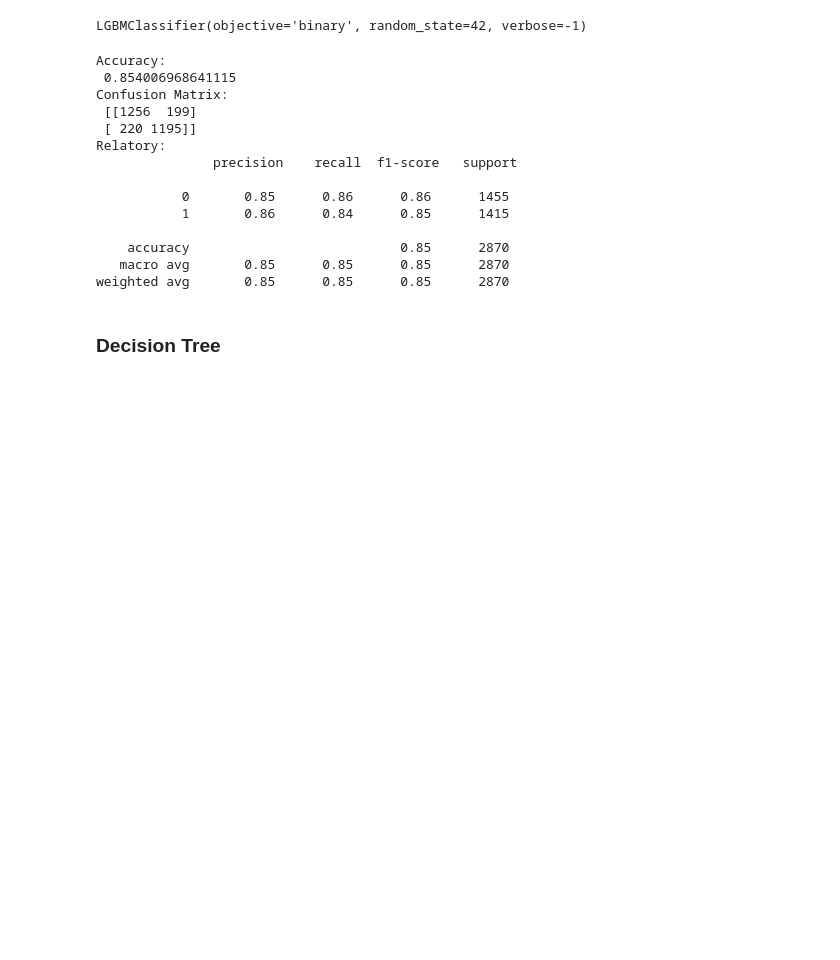
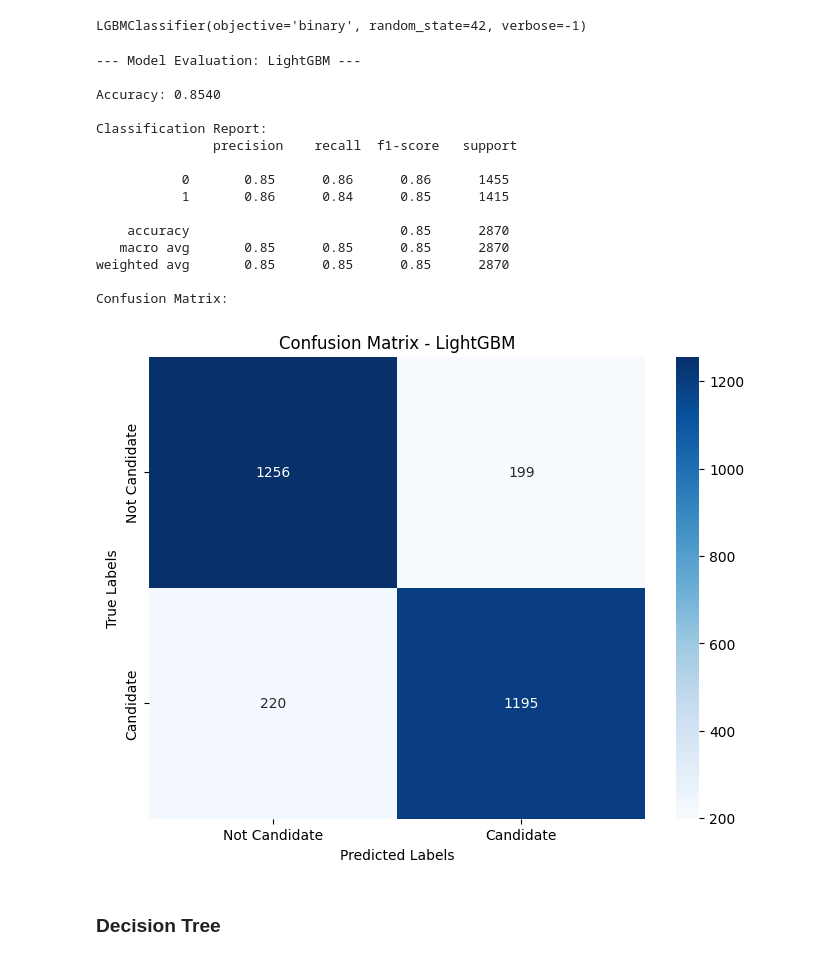
Before and after one commit to Lucasbnas435/nasa-space-apps-challenge-2025, a Jupyter notebook: exoplanet_classification.ipynb, the cells around one changed output. Drawn from its saved outputs; the diff is of its cells as text; code cells hidden in the pictures; blank space fills up the shorter version.

```diff
--- a/exoplanet_classification.ipynb
+++ b/exoplanet_classification.ipynb
@@ -387,37 +407,31 @@ weighted avg       0.84      0.84      0.84      2870
 # %% [markdown]
 ### LightGBM Training
 # %%
-LightGBMModel = LGBMClassifier(objective='binary', random_state=42, verbose=-1)
+lightgbm_model = LGBMClassifier(objective='binary', random_state=42, verbose=-1)
 
-LightGBMModel.fit(X_train, y_train)
+lightgbm_model.fit(X_train, y_train)
 # %% [output]
 LGBMClassifier(objective='binary', random_state=42, verbose=-1)
 # %%
-LightGBMPredictions = LightGBMModel.predict(X_test)
+lightgbm_predictions = lightgbm_model.predict(X_test)
+evaluate_model(y_test, lightgbm_predictions, "LightGBM")
+# %% [output]
+--- Model Evaluation: LightGBM ---
+
+Accuracy: 0.8540
+
+Classification Report:
+               precision    recall  f1-score   support
+
+           0       0.85      0.86      0.86      1455
+           1       0.86      0.84      0.85      1415
+
+    accuracy                           0.85      2870
+   macro avg       0.85      0.85      0.85      2870
+weighted avg       0.85      0.85      0.85      2870
+
+Confusion Matrix:
+[figure, added]
-# %%
-
-accuracy = accuracy_score(y_test, LightGBMPredictions)
-report = classification_report(y_test, LightGBMPredictions)
-confusion = confusion_matrix(y_test, LightGBMPredictions)
-
-print("Accuracy:\n", accuracy)
-print("Confusion Matrix:\n", confusion)
-print("Relatory:\n", report)
-# %% [output]
-Accuracy:
- 0.854006968641115
-Confusion Matrix:
- [[1256  199]
- [ 220 1195]]
-Relatory:
-               precision    recall  f1-score   support
-
-           0       0.85      0.86      0.86      1455
-           1       0.86      0.84      0.85      1415
-
-    accuracy                           0.85      2870
-   macro avg       0.85      0.85      0.85      2870
-weighted avg       0.85      0.85      0.85      2870
 # %% [markdown]
 ### Decision Tree
 # %%
```
Also changed, not shown: parts of 13 cells of this notebook.
